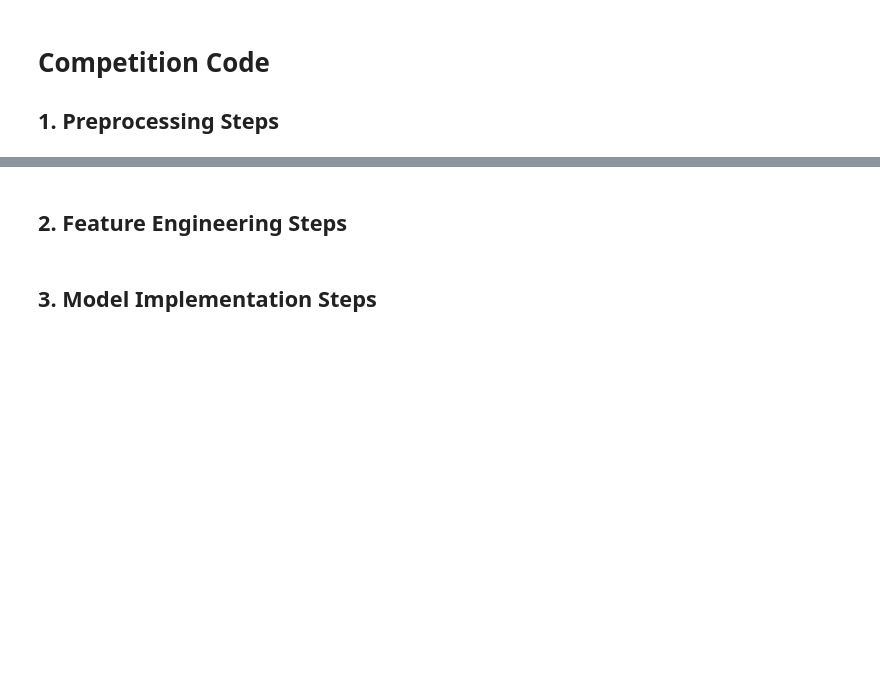
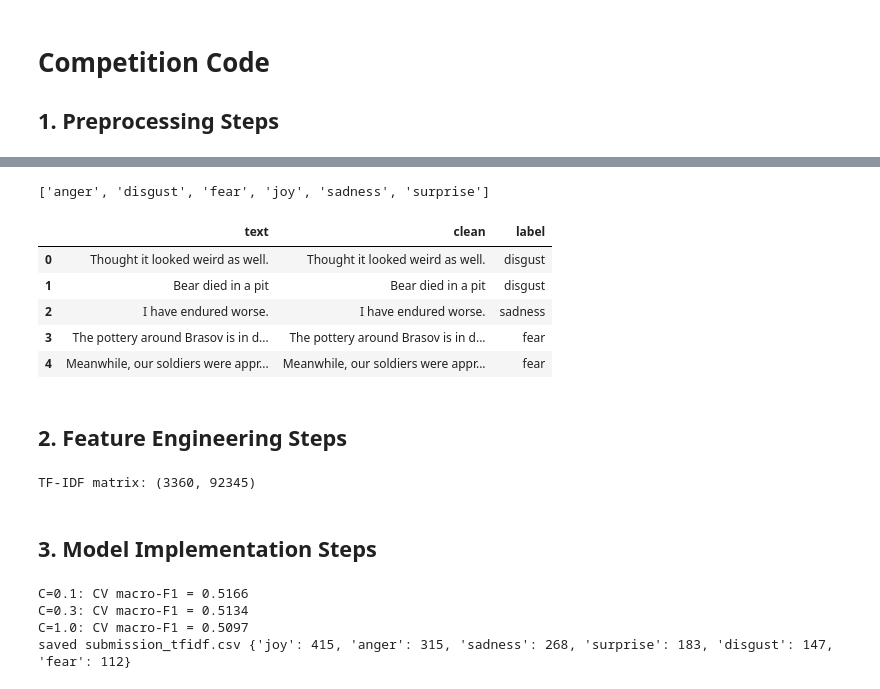
Before and after one commit to YJC714/DM2026-Lab2-Exercise, a Jupyter notebook: DM2026-Lab2-Homework.ipynb, the cells around one changed output, grey strips where cells are left out. Drawn from its saved outputs; the diff is of its cells as text; code cells hidden in the pictures; blank space fills up the shorter version.

Commit message:
Complete Lab 2: Master, AgentPipeline and Homework report

```diff
--- a/DM2026-Lab2-Homework.ipynb
+++ b/DM2026-Lab2-Homework.ipynb
@@ -142,2 +216,29 @@ Markdown Syntax to Add Image: `![Description of the Image](./your_local_folder/n
+# %%
+### 1.3 Light text cleaning
+# Keep punctuation, casing cues and emoji-like tokens because they carry emotion ("!!", "?!").
+# Only normalise things that add noise: curly quotes, URLs, user mentions, repeated whitespace.
+def clean_text(text: str) -> str:
+    text = text.replace("’", "'").replace("‘", "'").replace("“", '"').replace("”", '"')
+    text = re.sub(r"https?://\S+|www\.\S+", " URL ", text)
+    text = re.sub(r"@\w+", " USER ", text)
+    text = re.sub(r"(.)\1{3,}", r"\1\1\1", text)     # "soooooo" -> "sooo"
+    return re.sub(r"\s+", " ", text).strip()
+
+train_df["clean"] = train_df["text"].map(clean_text)
+test_df["clean"] = test_df["text"].map(clean_text)
+
+LABELS = sorted(train_df["label"].unique())
+label2id = {l: i for i, l in enumerate(LABELS)}
+y = train_df["label"].map(label2id).values
+print(LABELS)
+train_df[["text", "clean", "label"]].head()
+# %% [output]
+['anger', 'disgust', 'fear', 'joy', 'sadness', 'surprise']
+|  | text | clean | label |
+| 0 | Thought it looked weird as well. | Thought it looked weird as well. | disgust |
+| 1 | Bear died in a pit | Bear died in a pit | disgust |
+| 2 | I have endured worse. | I have endured worse. | sadness |
+| 3 | The pottery around Brasov is in d... | The pottery around Brasov is in d... | fear |
+| 4 | Meanwhile, our soldiers were appr... | Meanwhile, our soldiers were appr... | fear |
 # %% [markdown]
 ## 2. Feature Engineering Steps
@@ -145,0 +245,17 @@ Markdown Syntax to Add Image: `![Description of the Image](./your_local_folder/n
+# %%
+### 2.1 TF-IDF features (baseline)
+# Word 1-2 grams capture emotion words and short phrases ("so happy", "not fair");
+# character 2-5 grams are robust to typos, slang and word variants.
+from sklearn.pipeline import make_union
+from sklearn.feature_extraction.text import TfidfVectorizer
+
+def make_tfidf():
+    return make_union(
+        TfidfVectorizer(ngram_range=(1, 2), sublinear_tf=True, lowercase=True),
+        TfidfVectorizer(analyzer="char_wb", ngram_range=(2, 5), sublinear_tf=True),
+    )
+
+X_demo = make_tfidf().fit_transform(train_df["clean"])
+print("TF-IDF matrix:", X_demo.shape)
+# %% [output]
+TF-IDF matrix: (3360, 92345)
@@ -149,0 +270,34 @@ Markdown Syntax to Add Image: `![Description of the Image](./your_local_folder/n
+# %%
+### 3.1 Baseline: TF-IDF + Linear SVM (CPU, about 1 minute)
+# class_weight="balanced" compensates for the rare classes (fear, surprise) so macro-F1 is not
+# dominated by joy. 5-fold stratified CV estimates the leaderboard score before submitting.
+from sklearn.pipeline import make_pipeline
+from sklearn.svm import LinearSVC
+from sklearn.model_selection import StratifiedKFold, cross_val_score
+
+cv = StratifiedKFold(n_splits=5, shuffle=True, random_state=42)
+results = {}
+for C in [0.1, 0.3, 1.0]:
+    pipe = make_pipeline(make_tfidf(), LinearSVC(C=C, class_weight="balanced"))
+    results[C] = cross_val_score(pipe, train_df["clean"], y, cv=cv, scoring="f1_macro").mean()
+    print(f"C={C}: CV macro-F1 = {results[C]:.4f}")
+
+best_C = max(results, key=results.get)
+baseline = make_pipeline(make_tfidf(), LinearSVC(C=best_C, class_weight="balanced"))
+baseline.fit(train_df["clean"], y)
+
+def write_submission(pred_ids, path):
+    pred = dict(zip(test_df["post_id"], [LABELS[i] for i in pred_ids]))
+    sub = sample_sub[["post_id"]].copy()
+    sub["label"] = sub["post_id"].map(pred)
+    assert sub["label"].notna().all()
+    sub = sub.rename(columns={"post_id": "id"})   # Kaggle 評分要求的欄名是 id
+    sub.to_csv(path, index=False)
+    print("saved", path, sub["label"].value_counts().to_dict())
+
+write_submission(baseline.predict(test_df["clean"]), "submission_tfidf.csv")
+# %% [output]
+C=0.1: CV macro-F1 = 0.5166
+C=0.3: CV macro-F1 = 0.5134
+C=1.0: CV macro-F1 = 0.5097
+saved submission_tfidf.csv {'joy': 415, 'anger': 315, 'sadness': 268, 'surprise': 183, 'disgust': 147, 'fear': 112}
```
Also changed, not shown: parts of 15 cells of this notebook, 2 other files.
